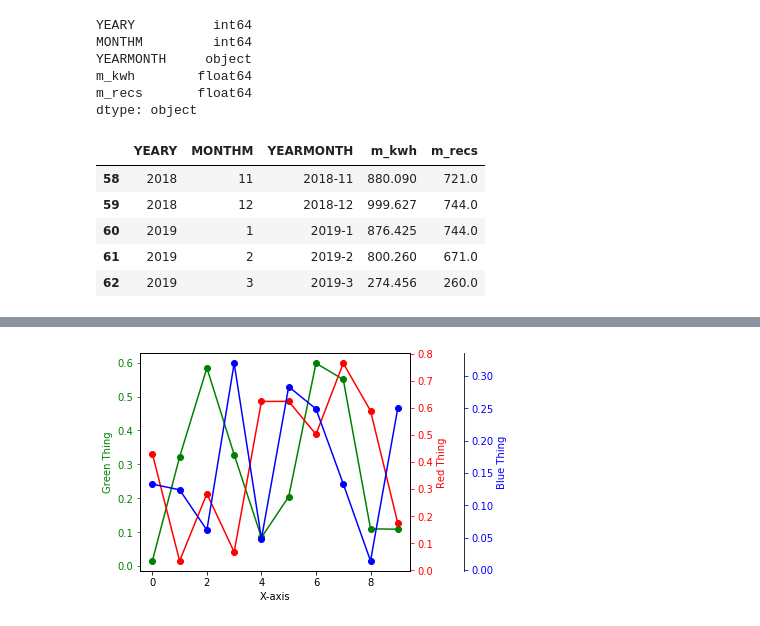
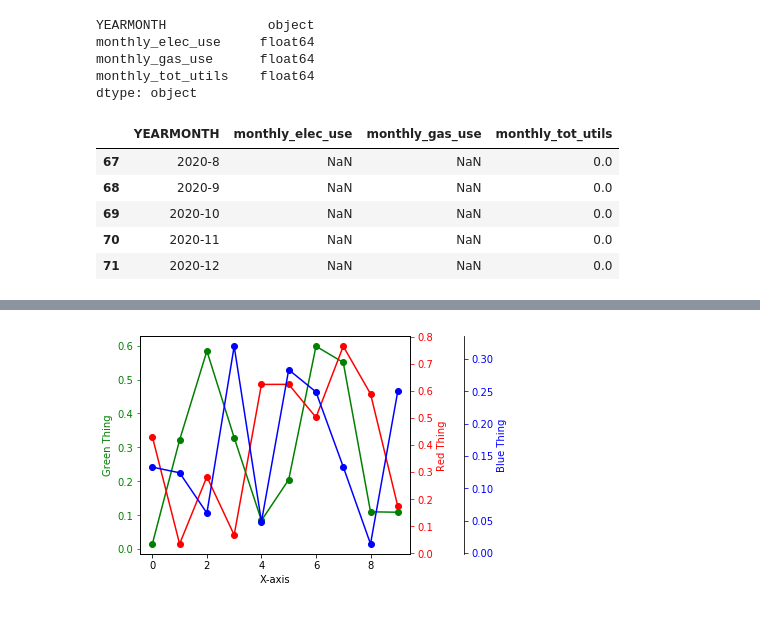
Before and after one commit to johnzastrow/jz_jupyters, a Jupyter notebook: simpledbmatplot.ipynb, the cells around one changed output, grey strips where cells are left out. Cells and saved outputs as stored; diff of their text form; code cells hidden in the pictures.

```diff
--- a/simpledbmatplot.ipynb
+++ b/simpledbmatplot.ipynb
@@ -54,17 +158,16 @@ dtype: object
 # %%
-df = pd.read_sql_table("v_monthly_electric",engine)
+df = pd.read_sql_table("v_monthly_utilities",engine)
 print(df.dtypes)
 df.tail()
 # %% [output]
-YEARY          int64
-MONTHM         int64
-YEARMONTH     object
-m_kwh        float64
-m_recs       float64
+YEARMONTH             object
+monthly_elec_use     float64
+monthly_gas_use      float64
+monthly_tot_utils    float64
 dtype: object
-|  | YEARY | MONTHM | YEARMONTH | m_kwh | m_recs |
-| 58 | 2018 | 11 | 2018-11 | 880.090 | 721.0 |
-| 59 | 2018 | 12 | 2018-12 | 999.627 | 744.0 |
-| 60 | 2019 | 1 | 2019-1 | 876.425 | 744.0 |
-| 61 | 2019 | 2 | 2019-2 | 800.260 | 671.0 |
-| 62 | 2019 | 3 | 2019-3 | 274.456 | 260.0 |
+|  | YEARMONTH | monthly_elec_use | monthly_gas_use | monthly_tot_utils |
+| 67 | 2020-8 | NaN | NaN | 0.0 |
+| 68 | 2020-9 | NaN | NaN | 0.0 |
+| 69 | 2020-10 | NaN | NaN | 0.0 |
+| 70 | 2020-11 | NaN | NaN | 0.0 |
+| 71 | 2020-12 | NaN | NaN | 0.0 |
```
Also changed, not shown: parts of 13 cells of this notebook, 21 other files.
